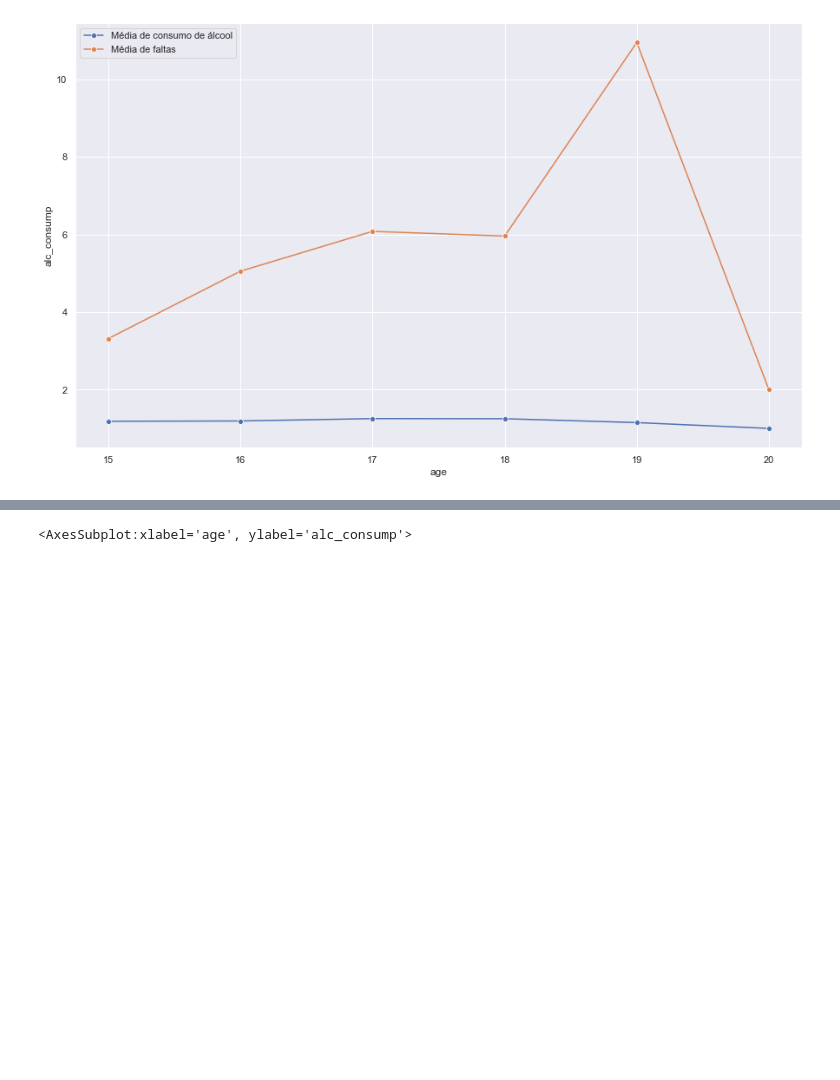
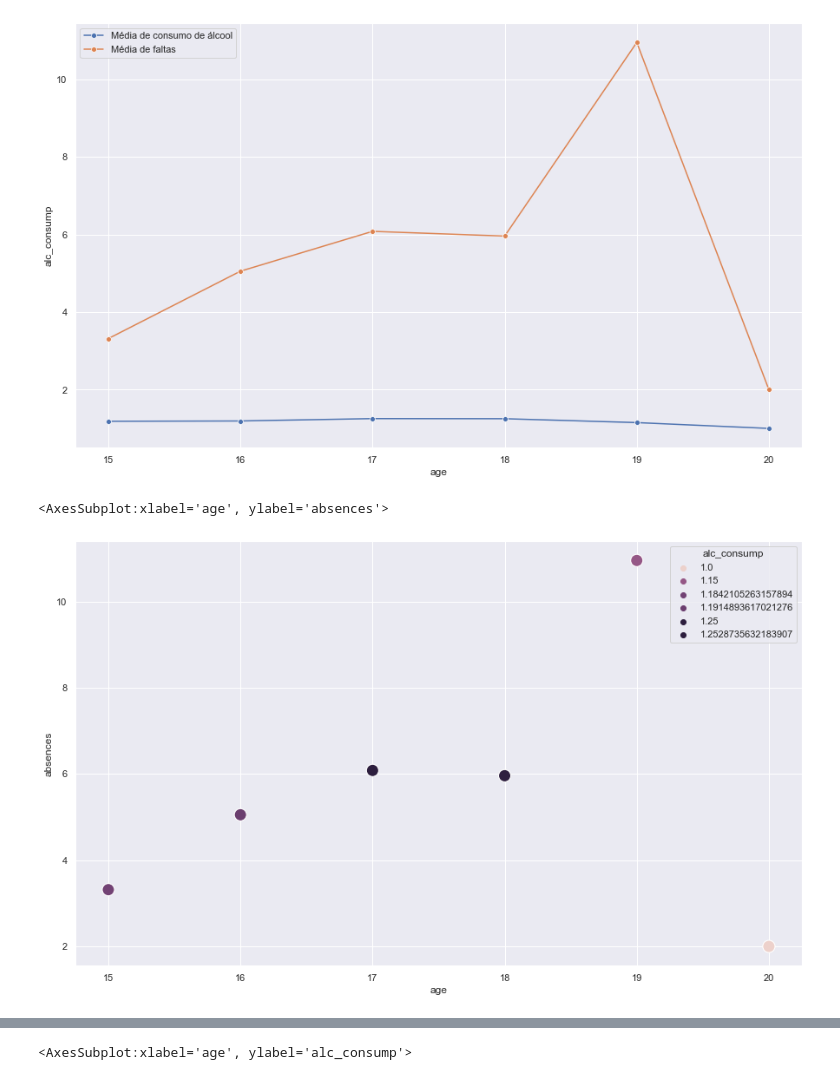
Before and after one commit to ferprr/data-science-project, a Jupyter notebook: notebooks/hypothesis_tests_and_IC.ipynb, the cells around one changed output, grey strips where cells are left out. Drawn from its saved outputs; the diff is of its cells as text; code cells hidden in the pictures; blank space fills up the shorter version.

```diff
--- a/notebooks/hypothesis_tests_and_IC.ipynb
+++ b/notebooks/hypothesis_tests_and_IC.ipynb
@@ -245,3 +256,8 @@ sns.lineplot(x='age', y='absences', marker='o',
 # %% [output]
 <AxesSubplot:xlabel='age', ylabel='alc_consump'>
 [figure]
+# %%
+sns.scatterplot(x='age', y='absences', hue = "alc_consump" , s = 200, data=df_1_2_t2)
+# %% [output]
+<AxesSubplot:xlabel='age', ylabel='absences'>
+[figure, added]
```
Also changed, not shown: parts of 12 cells of this notebook.
